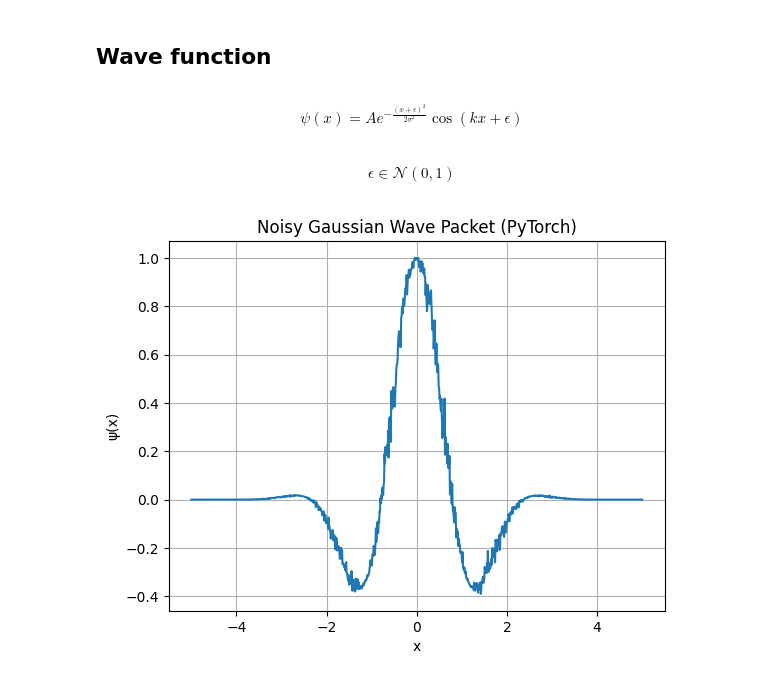
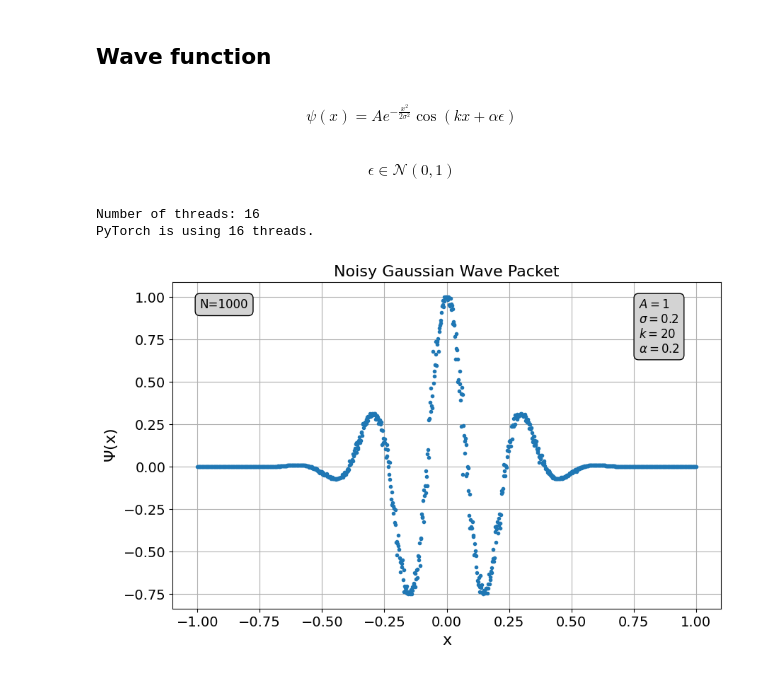
Before and after one commit to tristanth03/DMML, a Jupyter notebook: lokaverkefni/Data/prem_results.ipynb, the cells around one changed output. Cells and saved outputs as stored; diff of their text form; code cells hidden in the pictures.

```diff
--- a/lokaverkefni/Data/prem_results.ipynb
+++ b/lokaverkefni/Data/prem_results.ipynb
@@ -1,35 +1,75 @@
 # %% [markdown]
 ## Wave function
 # %% [markdown]
-$$\psi(x) = A e^{-\frac{(x+\epsilon)^2}{2\sigma^2}} \cos(kx+\epsilon)$$
+$$\psi(x) = A e^{-\frac{x^2}{2\sigma^2}} \cos(kx+\alpha\epsilon)$$
 # %% [markdown]
 $$\epsilon \in \mathcal{N}(0,1)$$
+# %%
+import psutil
+import torch
+
+# Get the number of logical CPUs (threads)
+num_threads = psutil.cpu_count(logical=True)
+print(f"Number of threads: {num_threads}")
+torch.set_num_threads(16)
+current_threads = torch.get_num_threads()
+print(f"PyTorch is using {current_threads} threads.")
+# %% [output]
+Number of threads: 16
+PyTorch is using 16 threads.
 # %%
 import torch
 import matplotlib.pyplot as plt
+from matplotlib.patches import FancyBboxPatch
+
+# Seed for reproducibility
+torch.manual_seed(123)
 
 # Step 1: Define the wave function with noise in PyTorch
 def noisy_gaussian_wave_function(x, k=1, sigma=1, A=1):
     """Generates a Gaussian wave packet with added noise epsilon ~ N(0,1)."""
     epsilon = torch.normal(mean=0.0, std=1.0, size=x.shape)  # Generate noise (epsilon) from N(0,1)
-    return A * torch.exp(-((x + 0.05*epsilon)**2) / (2 * sigma**2)) * torch.cos(k * x + 0.05*epsilon)
+    return A * torch.exp(-((x+0.005*epsilon)**2) / (2 * sigma**2)) * torch.cos(k * x + epsilon * 0.1)
+
+# Parameters
+A = 1
+sigma = 0.2
+k = 20
+alpha = 0.2
 
 # Step 2: Define the range of x values
-x_vals = torch.linspace(-5, 5, 1000)
+x_vals = torch.linspace(-1, 1, 1000)
 
 # Step 3: Generate the wave function with noise
-psi_vals = noisy_gaussian_wave_function(x_vals, k=2, sigma=1, A=1)
+psi_vals = noisy_gaussian_wave_function(x_vals, k=k, sigma=sigma, A=A)
 
 # Step 4: Convert to numpy for plotting (since matplotlib works with numpy arrays)
 x_vals_np = x_vals.numpy()
 psi_vals_np = psi_vals.numpy()
 
+N = len(x_vals)
+
+
 # Step 5: Plot the noisy wave function
-plt.plot(x_vals_np, psi_vals_np)
-plt.title("Noisy Gaussian Wave Packet (PyTorch)")
-plt.xlabel("x")
-plt.ylabel("ψ(x)")
+plt.figure(figsize=(10, 6))
+plt.plot(x_vals_np, psi_vals_np, '.', label='Noisy Wave Function')
+plt.title("Noisy Gaussian Wave Packet",fontsize=16)
+plt.xlabel("x",fontsize=16)
+plt.ylabel(fr"$\Psi$(x)",fontsize=16)
+plt.xticks(fontsize=14)  # Adjust the font size for x-axis ticks
+plt.yticks(fontsize=14)  # Adjust the font size for y-axis ticks
+
 plt.grid(True)
+
+# Step 6: Add a small box with parameters
+param_text = f"$A = {A}$\n$\\sigma = {sigma}$\n$k = {k}$\n$\\alpha = {alpha}$"
+param_text2 = f"N={N}"
+plt.text(0.85, 0.95, param_text, transform=plt.gca().transAxes,
+         fontsize=12, verticalalignment='top',
+         bbox=dict(boxstyle="round,pad=0.4", edgecolor="black", facecolor="lightgray"))
+plt.text(0.05, 0.95, param_text2, transform=plt.gca().transAxes,
+         fontsize=12, verticalalignment='top',
+         bbox=dict(boxstyle="round,pad=0.4", edgecolor="black", facecolor="lightgray"))
 plt.show()
 # %% [output]
-[figure, old version]
+[figure, new version]
```
Also changed, not shown: parts of 4 cells of this notebook, 3 other files.
